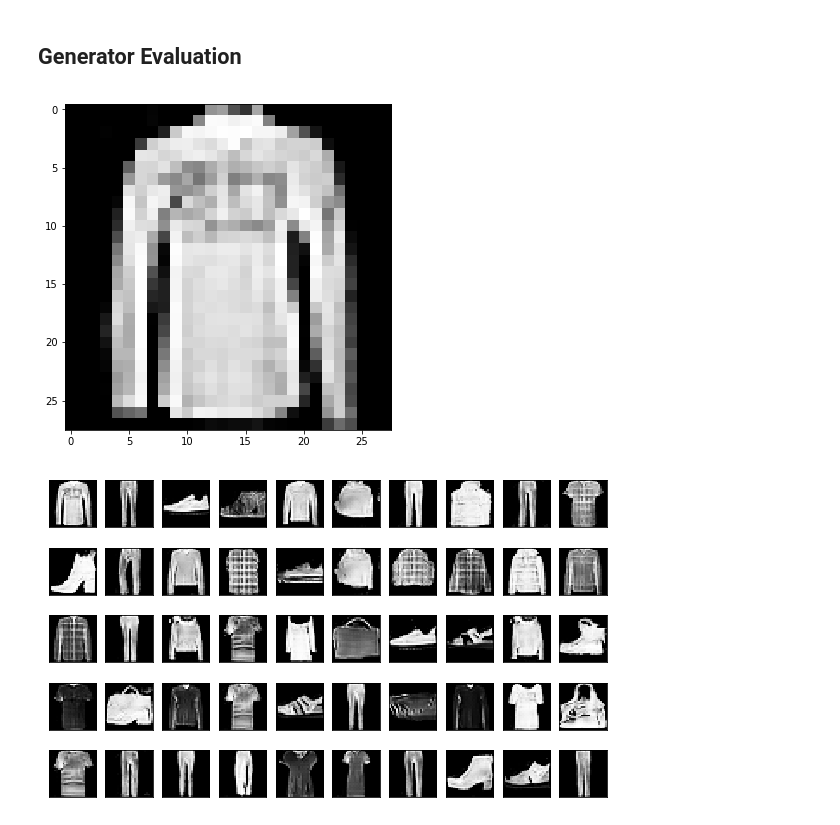
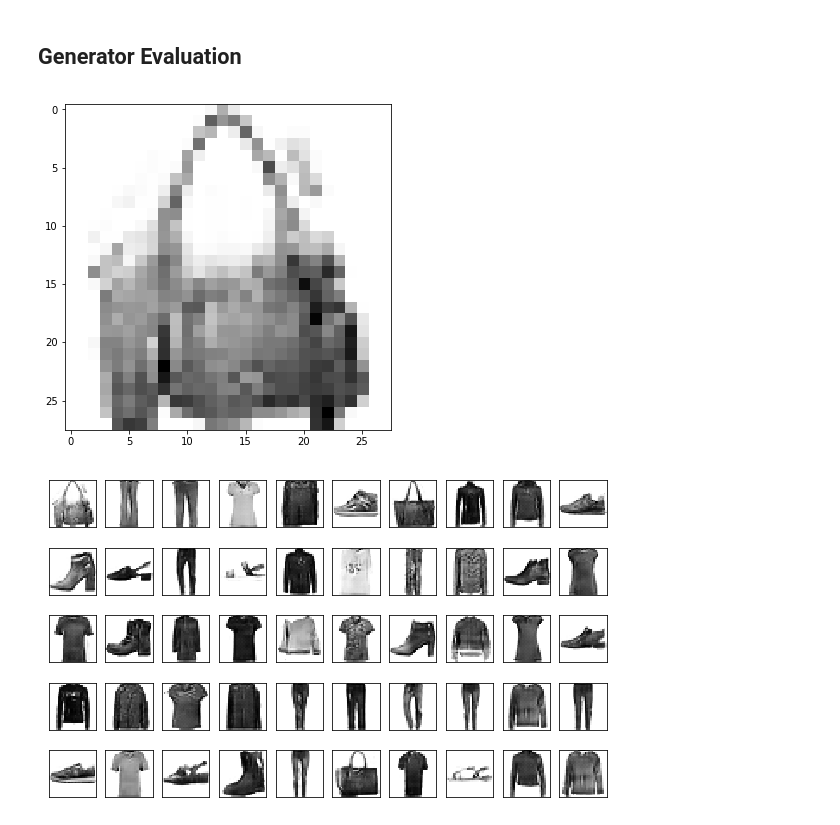
Before and after one commit to AndersonJo/gan-yhat, a Jupyter notebook: 03 dcgan/dcgan.ipynb, the cells around one changed output. Cells and saved outputs as stored; diff of their text form; code cells hidden in the pictures.

```diff
--- a/03 dcgan/dcgan.ipynb
+++ b/03 dcgan/dcgan.ipynb
@@ -390,22 +354,22 @@ legend()
 ## Generator Evaluation
 # %%
 noise = Variable(torch.randn((128, 100, 1, 1)).cuda())
-images = 1-G(noise).view((-1, 28, 28)).data.cpu().numpy()
-
+images = G(noise).view((-1, 28, 28)).data.cpu().numpy()
+images = (images * 255).astype(np.uint8)
 imshow(images[0], cmap=cm.gray_r)
 
 fig, subplots = pylab.subplots(5, 10) # subplots(y축, x축 갯수)
 fig.set_figheight(6)
 fig.set_figwidth(10)
 
 idx = 0
 for _subs in subplots:
     for subplot in _subs:
         d = images[idx]
         subplot.get_xaxis().set_visible(False)
         subplot.get_yaxis().set_visible(False)
         subplot.imshow(d, cmap=cm.gray_r)
         idx += 1
 # %% [output]
-[figure, old version]
+[figure, new version]
-[figure, old version]
+[figure, new version]
```
Also changed, not shown: parts of 5 cells of this notebook, 4 other files.
